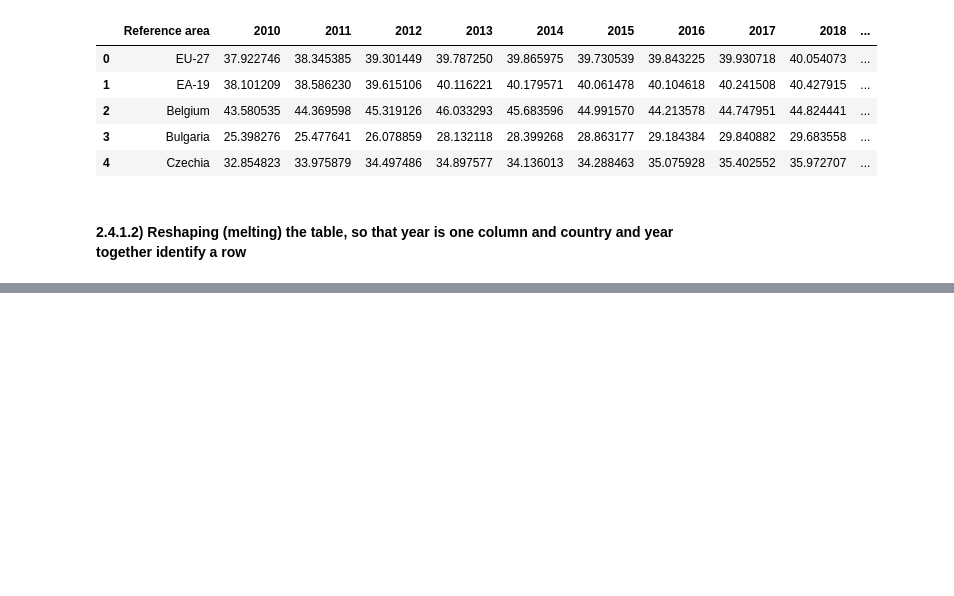
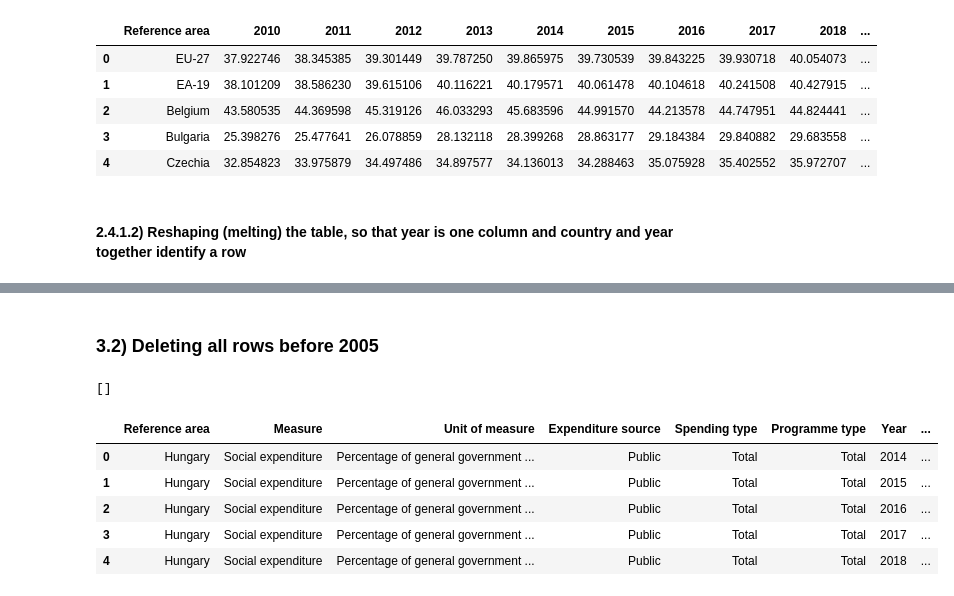
Before and after one commit to TRossen89/BI_Exam, a Jupyter notebook: SocialBenefitsEmploymentAndGDP.ipynb, the cells around one changed output, grey strips where cells are left out. Cells and saved outputs as stored; diff of their text form; code cells hidden in the pictures; blank space fills up the shorter version.

```diff
--- a/SocialBenefitsEmploymentAndGDP.ipynb
+++ b/SocialBenefitsEmploymentAndGDP.ipynb
@@ -89,0 +108,2 @@ dtype: int64
+# %%
+social_policy_eu_usa_australia_df = pd.read_csv("social_expenditure_eu_usa_australia.csv")
@@ -89,0 +139,2 @@ dtype: int64
+# %%
+social_exp_eu_usa_aus = social_policy_eu_usa_australia_df.drop(columns=['PROGRAMME_TYPE', 'SPENDING_TYPE', 'EXPEND_SOURCE', 'MEASURE', 'Price base', 'BASE_PER', 'Base period', 'STRUCTURE', 'STRUCTURE_ID', 'ACTION', 'FREQ', 'CURRENCY', 'Currency', 'Decimals',  'Time period', 'Observation value', 'PRICE_BASE', 'REF_AREA', 'STRUCTURE_NAME', 'Frequency of observation', 'UNIT_MULT', 'DECIMALS', 'UNIT_MEASURE'])
@@ -652,0 +853,2 @@ df_melted = pd.melt(df, id_vars=['Country'], var_name='Year', value_name='Taxati
+# %% [markdown]
+### 3.2) Deleting all rows before 2005
@@ -652,0 +861,14 @@ df_melted = pd.melt(df, id_vars=['Country'], var_name='Year', value_name='Taxati
+# %%
+all_unit_of_measure = social_exp_2005["Unit of measure"].unique()
+print(all_unit_of_measure)
+# %% [output]
+[]
+# %%
+social_exp_2005.info()
+# %% [output]
+|  | Reference area | Measure | Unit of measure | Expenditure source | Spending type | Programme type | Year | ... |
+| 0 | Hungary | Social expenditure | Percentage of general government ... | Public | Total | Total | 2014 | ... |
+| 1 | Hungary | Social expenditure | Percentage of general government ... | Public | Total | Total | 2015 | ... |
+| 2 | Hungary | Social expenditure | Percentage of general government ... | Public | Total | Total | 2016 | ... |
+| 3 | Hungary | Social expenditure | Percentage of general government ... | Public | Total | Total | 2017 | ... |
+| 4 | Hungary | Social expenditure | Percentage of general government ... | Public | Total | Total | 2018 | ... |
```
Also changed, not shown: parts of 45 cells of this notebook, 3 other files.
